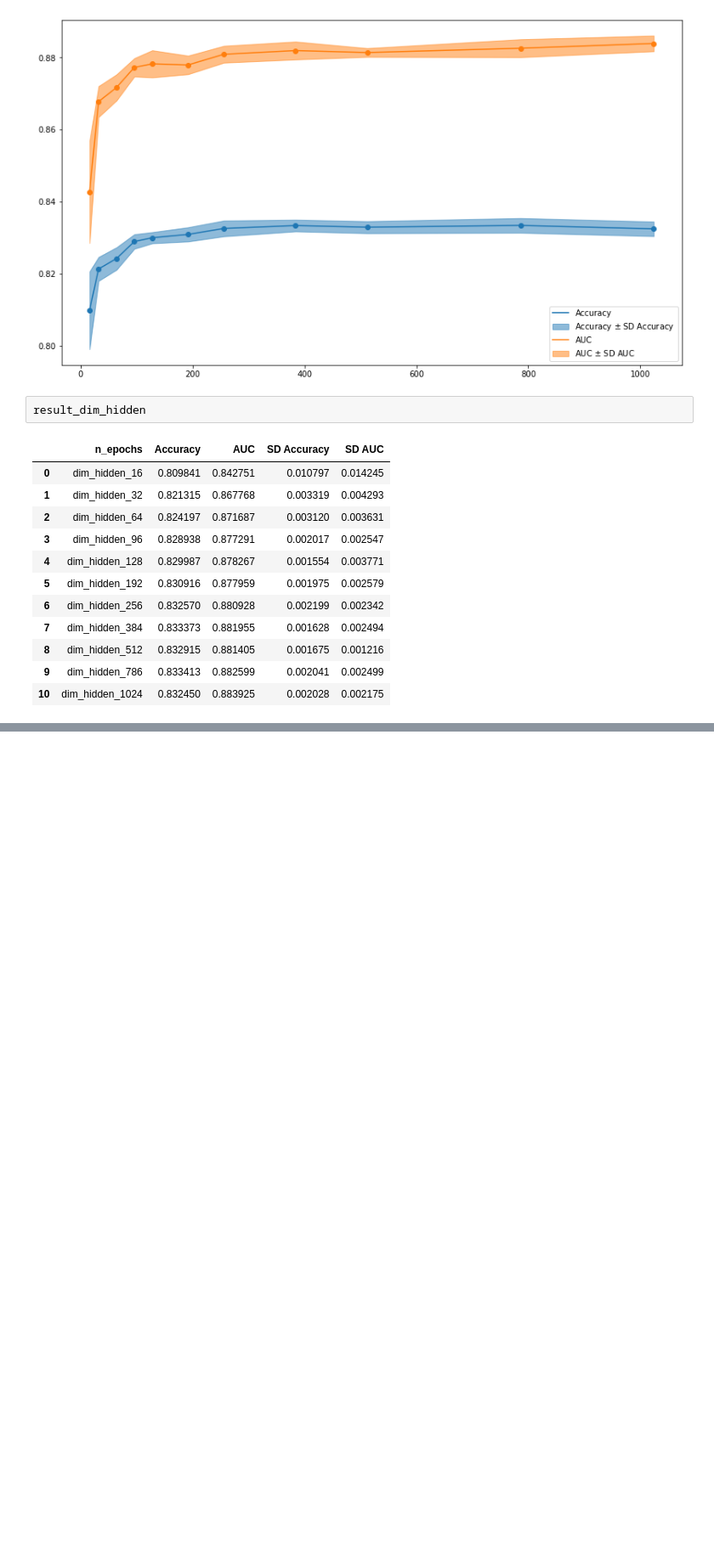
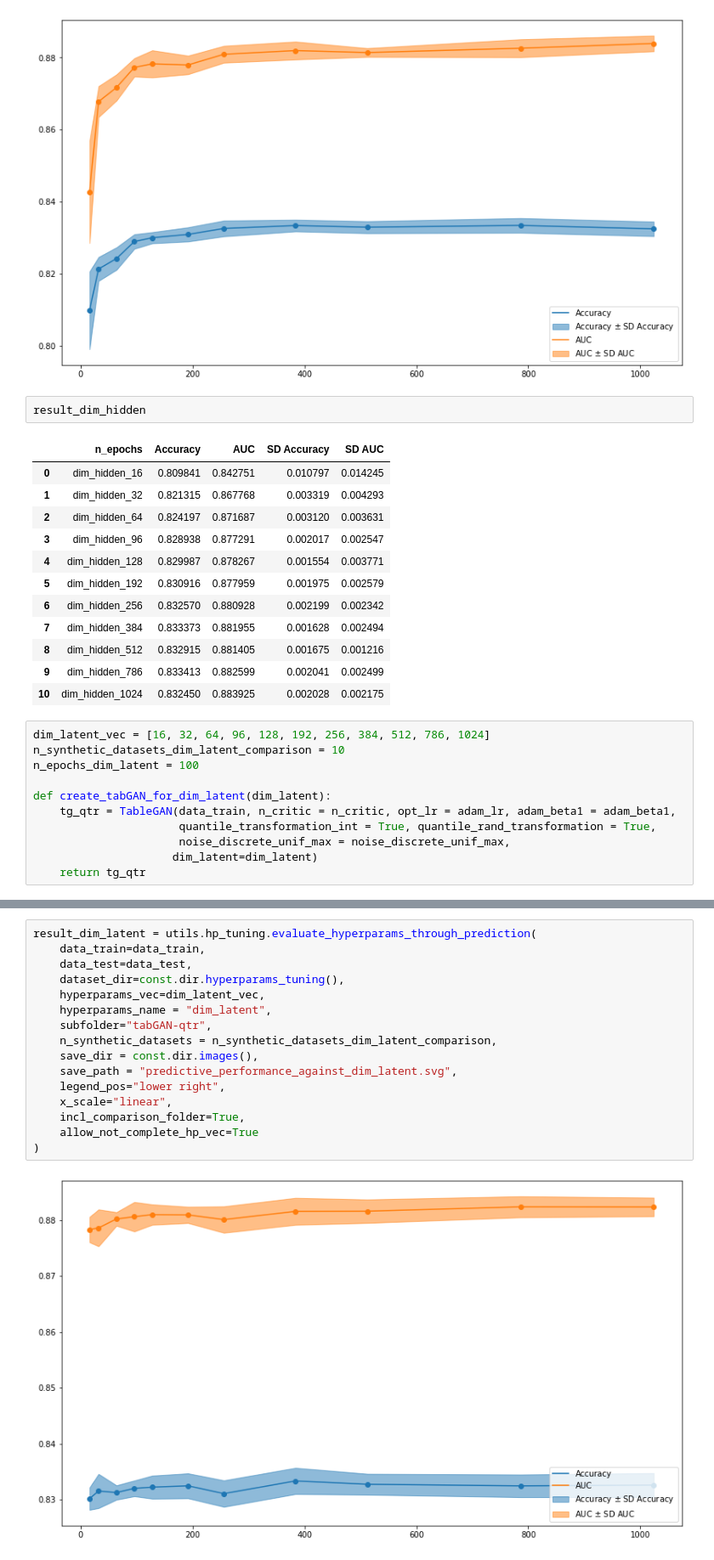
Before and after one commit to ArneRustad/Master-thesis-cf, a Jupyter notebook: scripts/tabGAN_hyperparam_tuning.ipynb, the cells around one changed output, grey strips where cells are left out. Shown at 85% size. Cells and saved outputs as stored; diff of their text form; blank space fills up the shorter version.

Commit message:
Proceeded with further hyperparameter tuning. Updated files as neeeded

```diff
--- a/scripts/tabGAN_hyperparam_tuning.ipynb
+++ b/scripts/tabGAN_hyperparam_tuning.ipynb
@@ -528,3 +526,14 @@ result_dim_hidden
 | 8 | dim_hidden_512 | 0.832915 | 0.881405 | 0.001675 | 0.001216 |
 | 9 | dim_hidden_786 | 0.833413 | 0.882599 | 0.002041 | 0.002499 |
 | 10 | dim_hidden_1024 | 0.832450 | 0.883925 | 0.002028 | 0.002175 |
+# %%
+dim_latent_vec = [16, 32, 64, 96, 128, 192, 256, 384, 512, 786, 1024]
+n_synthetic_datasets_dim_latent_comparison = 10
+n_epochs_dim_latent = 100
+
+def create_tabGAN_for_dim_latent(dim_latent):
+    tg_qtr = TableGAN(data_train, n_critic = n_critic, opt_lr = adam_lr, adam_beta1 = adam_beta1,
+                      quantile_transformation_int = True, quantile_rand_transformation = True,
+                      noise_discrete_unif_max = noise_discrete_unif_max,
+                     dim_latent=dim_latent)
+    return tg_qtr
@@ -530,0 +557,18 @@ result_dim_hidden
+# %%
+result_dim_latent = utils.hp_tuning.evaluate_hyperparams_through_prediction(
+    data_train=data_train,
+    data_test=data_test,
+    dataset_dir=const.dir.hyperparams_tuning(),
+    hyperparams_vec=dim_latent_vec,
+    hyperparams_name = "dim_latent",
+    subfolder="tabGAN-qtr",
+    n_synthetic_datasets = n_synthetic_datasets_dim_latent_comparison,
+    save_dir = const.dir.images(),
+    save_path = "predictive_performance_against_dim_latent.svg",
+    legend_pos="lower right",
+    x_scale="linear",
+    incl_comparison_folder=True,
+    allow_not_complete_hp_vec=True
+)
+# %% [output]
+[figure, added]
```
Also changed, not shown: parts of 34 cells of this notebook, 46 other files.
